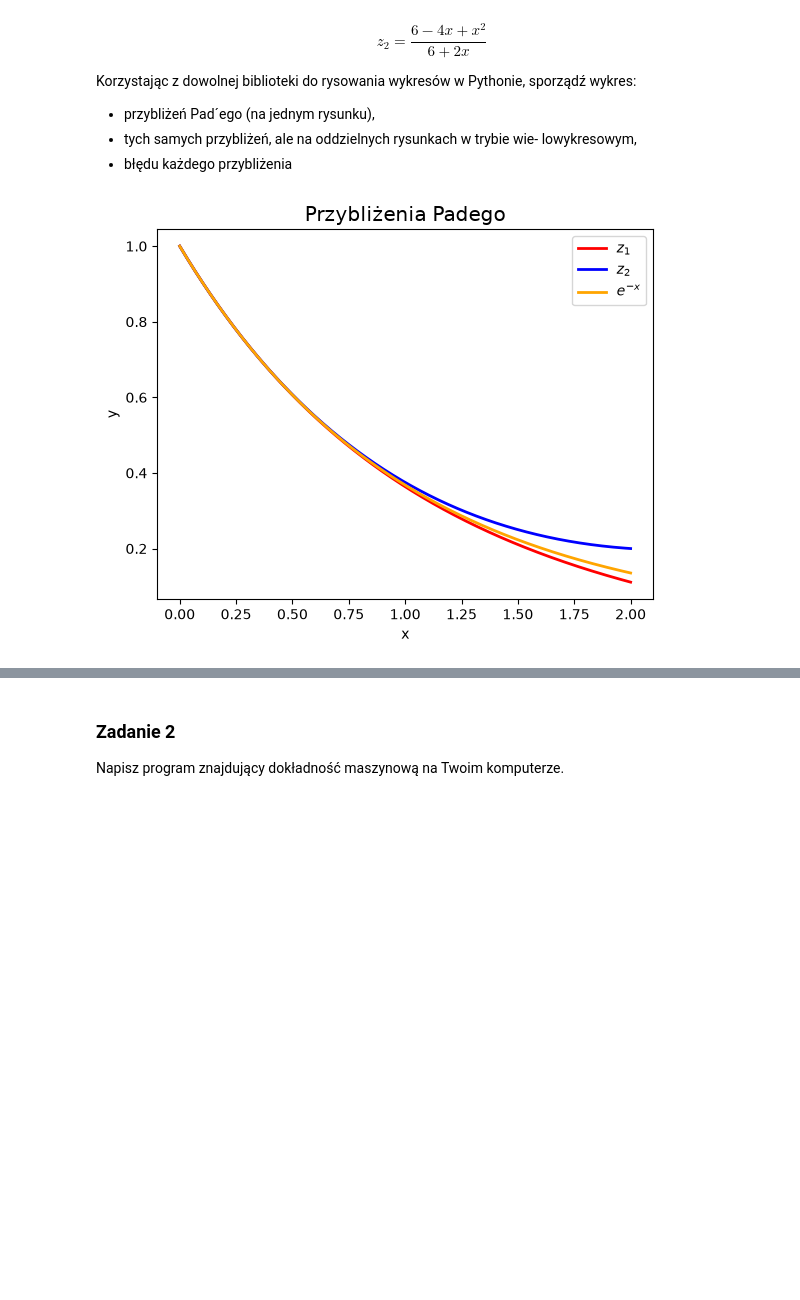
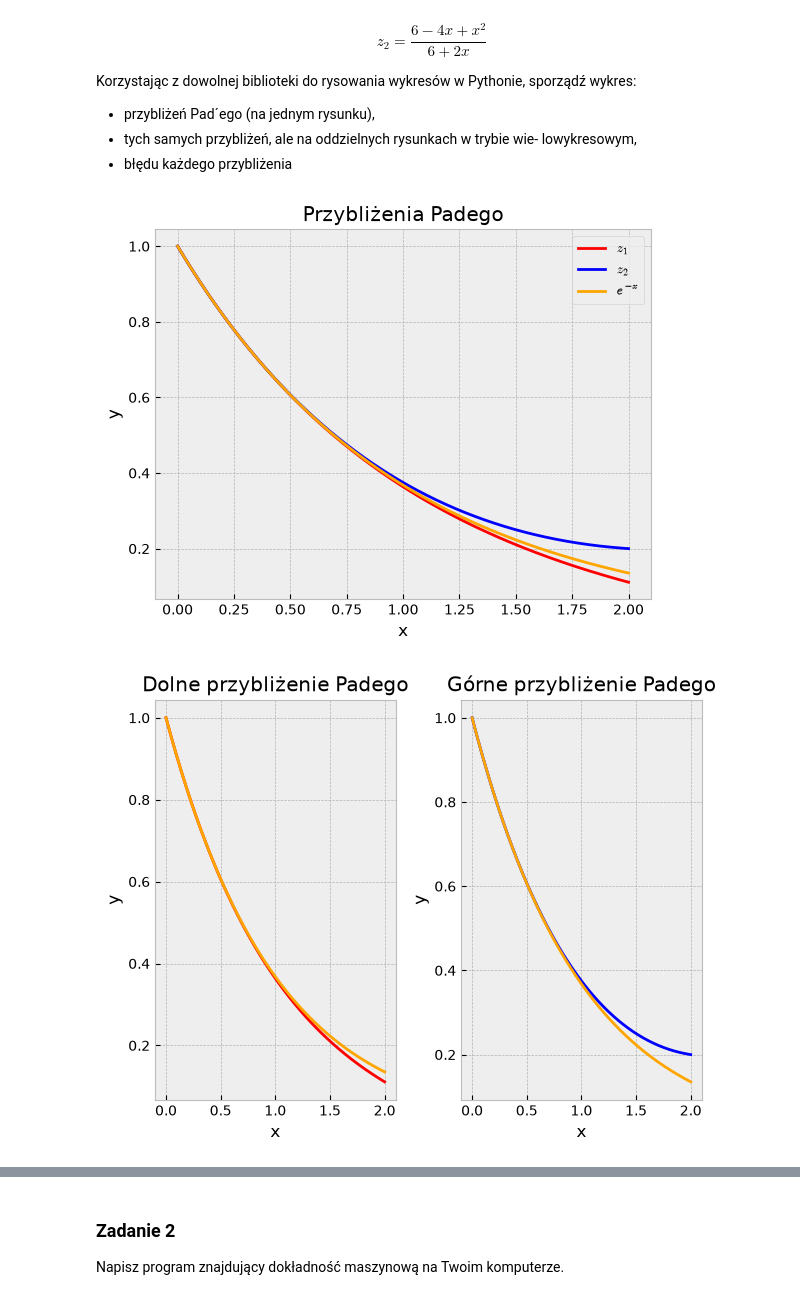
Before and after one commit to JustFren/metody_numeryczne, a Jupyter notebook: lista_1.ipynb, the cells around one changed output, grey strips where cells are left out. Drawn from its saved outputs; the diff is of its cells as text; code cells hidden in the pictures; blank space fills up the shorter version.

Commit message:
zadanie 1 fr this time

```diff
--- a/lista_1.ipynb
+++ b/lista_1.ipynb
@@ -23,21 +23,50 @@ lowykresowym,
 # %%
 def z_1(x):
     return (6-(2*x))/(6+(4*x)+(x**2))
 def z_2(x):
     return (6-(4*x)+(x**2))/(6+(2*x))
 X=np.linspace(0,2,1000)
 z_1_vect=[z_1(i) for i in X]
 z_2_vect=[z_2(i) for i in X]
 exp_vect=[np.exp(-1*i) for i in X]
 plt.plot(X,z_1_vect,label="$z_1$",linewidth=2,color="red")
 plt.plot(X,z_2_vect,label="$z_2$",linewidth=2,color="blue")
 plt.plot(X,exp_vect,label="$e^{-x}$",linewidth=2,color="orange")
 plt.legend()
 plt.style.use("bmh")
 plt.xlabel("x")
 plt.ylabel("y")
 plt.title("Przybliżenia Padego")
 plt.savefig("./zadanie1.png")
 plt.show()
+
+fig,ax = plt.subplots(1,2)
+fig.tight_layout(pad=2)
+ax[0].plot(X,z_1_vect,label="$z_1$",linewidth=2,color="red")
+ax[0].plot(X,exp_vect,label="$e^{-x}$",linewidth=2,color="orange")
+ax[0].set_title("Dolne przybliżenie Padego")
+ax[0].set_xlabel("x")
+ax[0].set_ylabel("y")
+ax[1].plot(X,z_2_vect,label="$z_2$",linewidth=2,color="blue")
+ax[1].plot(X,exp_vect,label="$e^{-x}$",linewidth=2,color="orange")
+ax[1].set_title("Górne przybliżenie Padego")
+ax[1].set_xlabel("x")
+ax[1].set_ylabel("y")
+
+fig,ax = plt.subplots(2,1)
+fig.tight_layout(pad=3)
+ax[0].plot(X,np.add(z_1_vect,np.multiply(exp_vect,-1)),label="$z_1$",linewidth=2,color="red")
+ax[0].set_title("Błąd dolnego przybliżenia Padego")
+ax[0].set_xlabel("x")
+ax[0].set_ylabel("y")
+ax[0].legend()
+ax[1].plot(X,np.add(z_2_vect,np.multiply(exp_vect,-1)),label="$z_2$",linewidth=2,color="blue")
+ax[1].set_title("Błąd górne przybliżenia Padego")
+ax[1].set_xlabel("x")
+ax[1].set_ylabel("y")
+ax[1].legend()
+fig.savefig("./zadanie1_2.png")
+plt.show()
 # %% [output]
-[figure, old version]
+[figure, new version]
+[figure, added]
```
Also changed, not shown: parts of 4 cells of this notebook, 3 other files.
